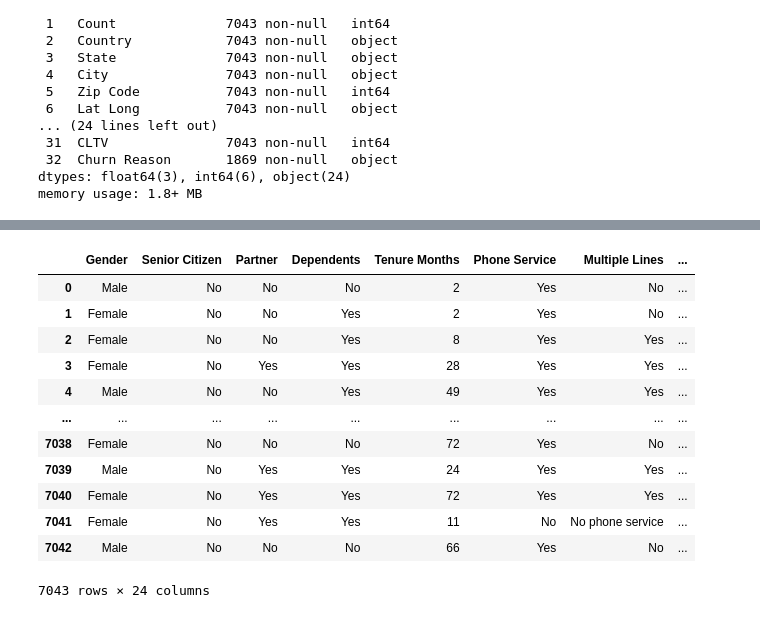
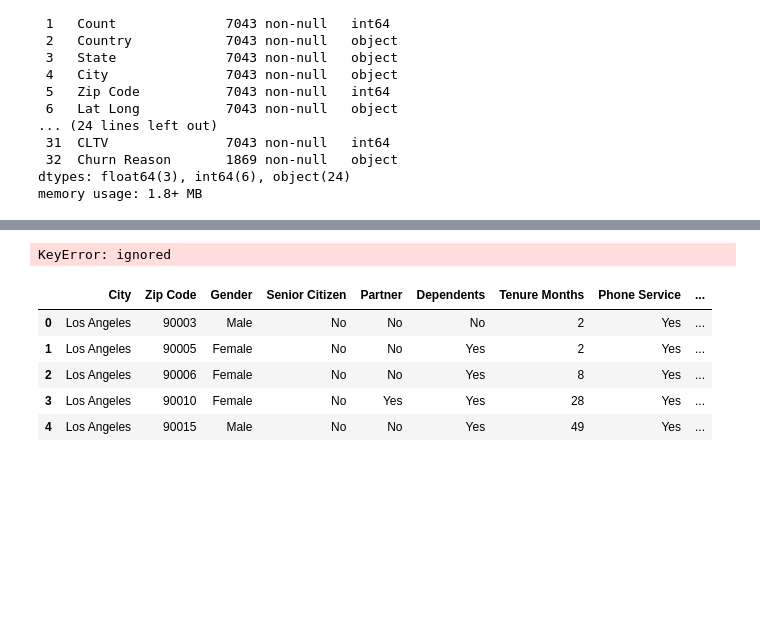
Before and after one commit to prat-man/CSE-572-Data-Mining, a Jupyter notebook: preprocess.ipynb, the cells around one changed output, grey strips where cells are left out. Saved outputs shown, nothing was run; the diff lists cells and outputs as text; code cells hidden in the pictures; blank space fills up the shorter version.

```diff
--- a/preprocess.ipynb
+++ b/preprocess.ipynb
@@ -2,5 +4,5 @@
 import pandas as pd
 pd.set_option('display.max_columns', 500)
 # %%
-df = pd.read_excel('Telco_customer_churn.xlsx')
+df = pd.read_excel('https://raw.githubusercontent.com/prat-man/CSE-572-Data-Mining/main/Telco_customer_churn.xlsx')
 # %%
@@ -75,21 +72,16 @@ Churn Reason number of unique: 20  samples ['Competitor made better offer' 'Move
 # %%
-df.drop(['CustomerID', 'Count', 'City' ,'Country', 'State' ,'Zip Code', 'Lat Long', 'Latitude', 'Longitude'], axis=1, inplace=True)
+df.drop(['CustomerID', 'Count', 'City', 'Country', 'State' ,'Zip Code', 'Lat Long', 'Latitude', 'Longitude'], axis=1, inplace=True)
+# %% [output]
+KeyError: ignored
 # %%
-df
+df.head()
 # %% [output]
-|  | Gender | Senior Citizen | Partner | Dependents | Tenure Months | Phone Service | Multiple Lines | ... |
-| 0 | Male | No | No | No | 2 | Yes | No | ... |
-| 1 | Female | No | No | Yes | 2 | Yes | No | ... |
-| 2 | Female | No | No | Yes | 8 | Yes | Yes | ... |
-| 3 | Female | No | Yes | Yes | 28 | Yes | Yes | ... |
-| 4 | Male | No | No | Yes | 49 | Yes | Yes | ... |
-| ... | ... | ... | ... | ... | ... | ... | ... | ... |
-| 7038 | Female | No | No | No | 72 | Yes | No | ... |
-| 7039 | Male | No | Yes | Yes | 24 | Yes | Yes | ... |
-| 7040 | Female | No | Yes | Yes | 72 | Yes | Yes | ... |
-| 7041 | Female | No | Yes | Yes | 11 | No | No phone service | ... |
-| 7042 | Male | No | No | No | 66 | Yes | No | ... |
+|  | City | Zip Code | Gender | Senior Citizen | Partner | Dependents | Tenure Months | Phone Service | ... |
+| 0 | Los Angeles | 90003 | Male | No | No | No | 2 | Yes | ... |
+| 1 | Los Angeles | 90005 | Female | No | No | Yes | 2 | Yes | ... |
+| 2 | Los Angeles | 90006 | Female | No | No | Yes | 8 | Yes | ... |
+| 3 | Los Angeles | 90010 | Female | No | Yes | Yes | 28 | Yes | ... |
+| 4 | Los Angeles | 90015 | Male | No | No | Yes | 49 | Yes | ... |
-7043 rows × 24 columns
 # %%
 df.isnull().sum()
 # %% [output]
```
Also changed, not shown: parts of 20 cells of this notebook.
